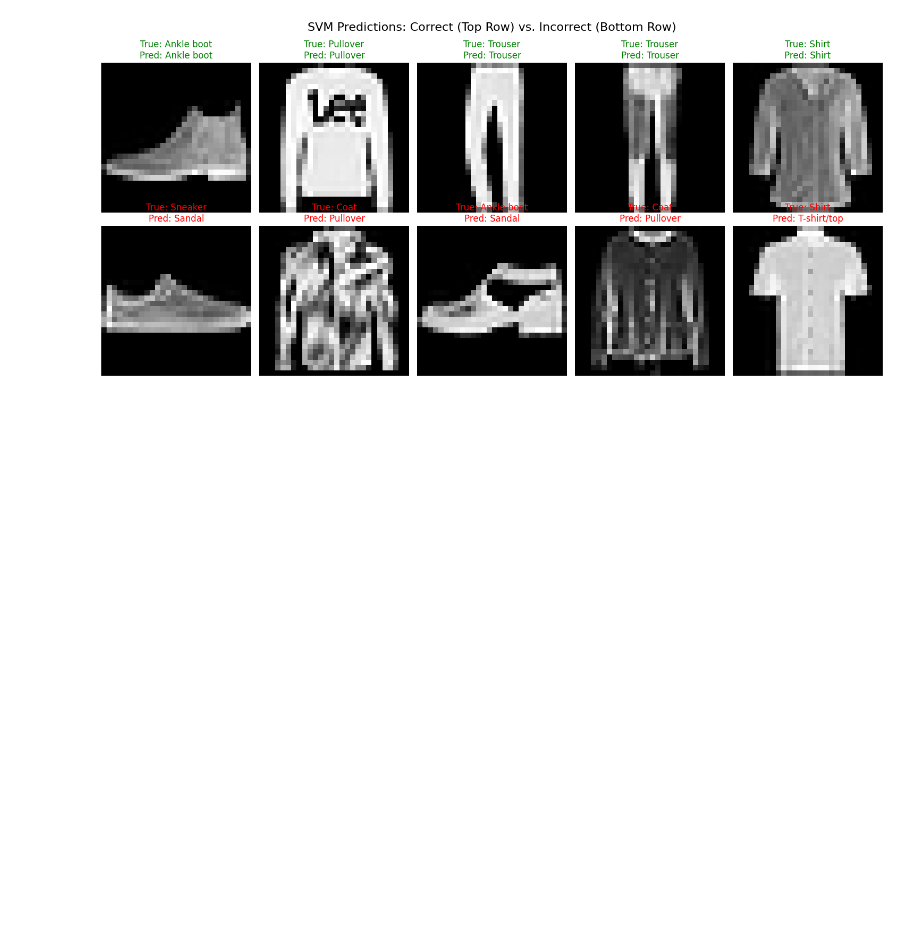
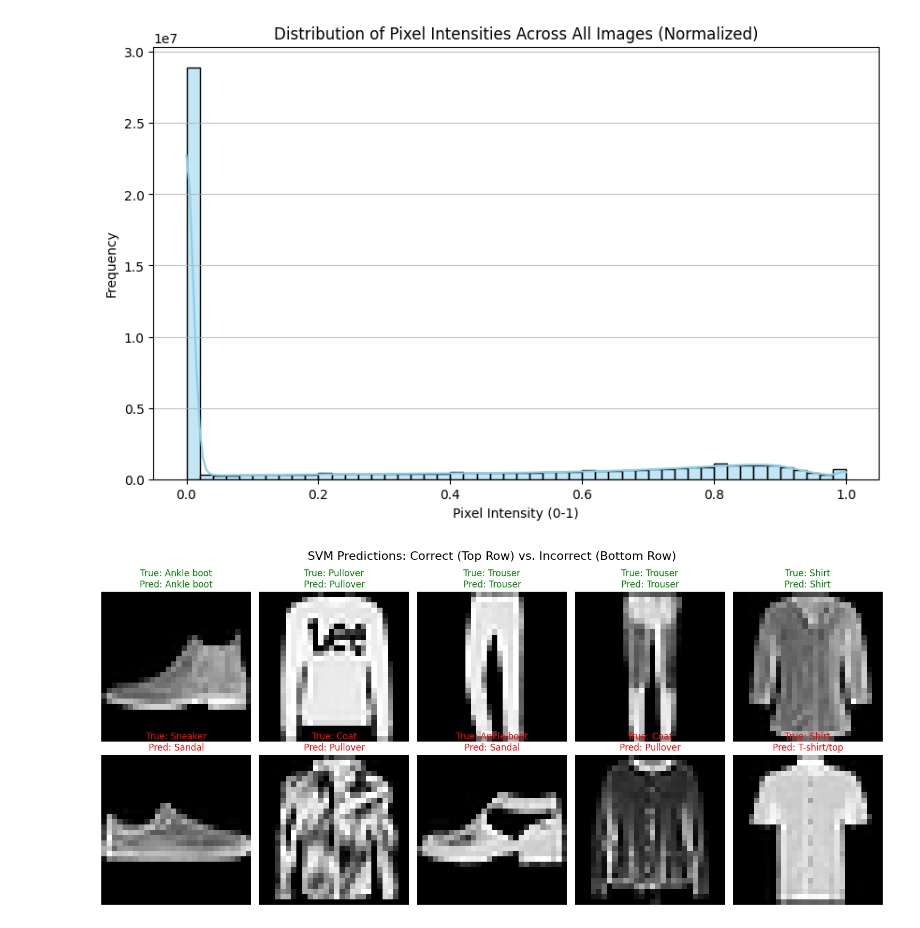
Before and after one commit to ashengaout/fashion-mnist-snn-eval, a Jupyter notebook: SVMonMNIST.ipynb, the cells around one changed output. Cells and saved outputs as stored; diff of their text form; code cells hidden in the pictures; blank space fills up the shorter version.

```diff
--- a/SVMonMNIST.ipynb
+++ b/SVMonMNIST.ipynb
@@ -87,3 +139,20 @@ print("\n" + "="*50 + "\n")
+# %%
+import matplotlib.pyplot as plt
+import seaborn as sns
+import numpy as np
+
+# Combine all pixel values from training and test sets
+all_pixel_values = np.concatenate((X_train.flatten(), X_test.flatten()))
+
+plt.figure(figsize=(10, 6))
+sns.histplot(all_pixel_values, bins=50, kde=True, color='skyblue')
+plt.title('Distribution of Pixel Intensities Across All Images (Normalized)')
+plt.xlabel('Pixel Intensity (0-1)')
+plt.ylabel('Frequency')
+plt.grid(axis='y', alpha=0.75)
+plt.show()
+# %% [output]
+[figure, added]
 # %%
 # 2. Visualizing Correct vs. Incorrect Predictions
 # Find indices of correct and incorrect predictions
```
Also changed, not shown: parts of 5 cells of this notebook, 5 other files.
